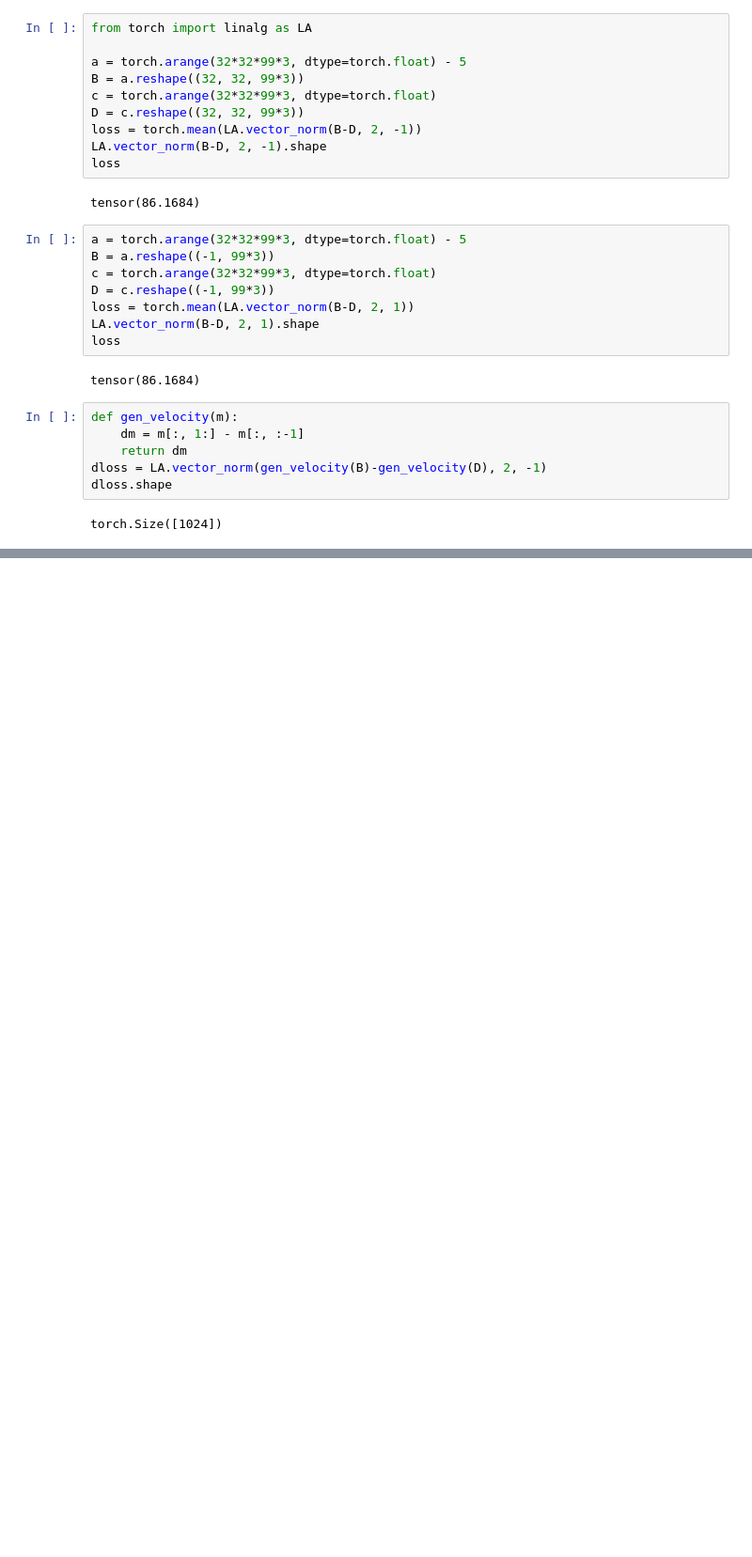
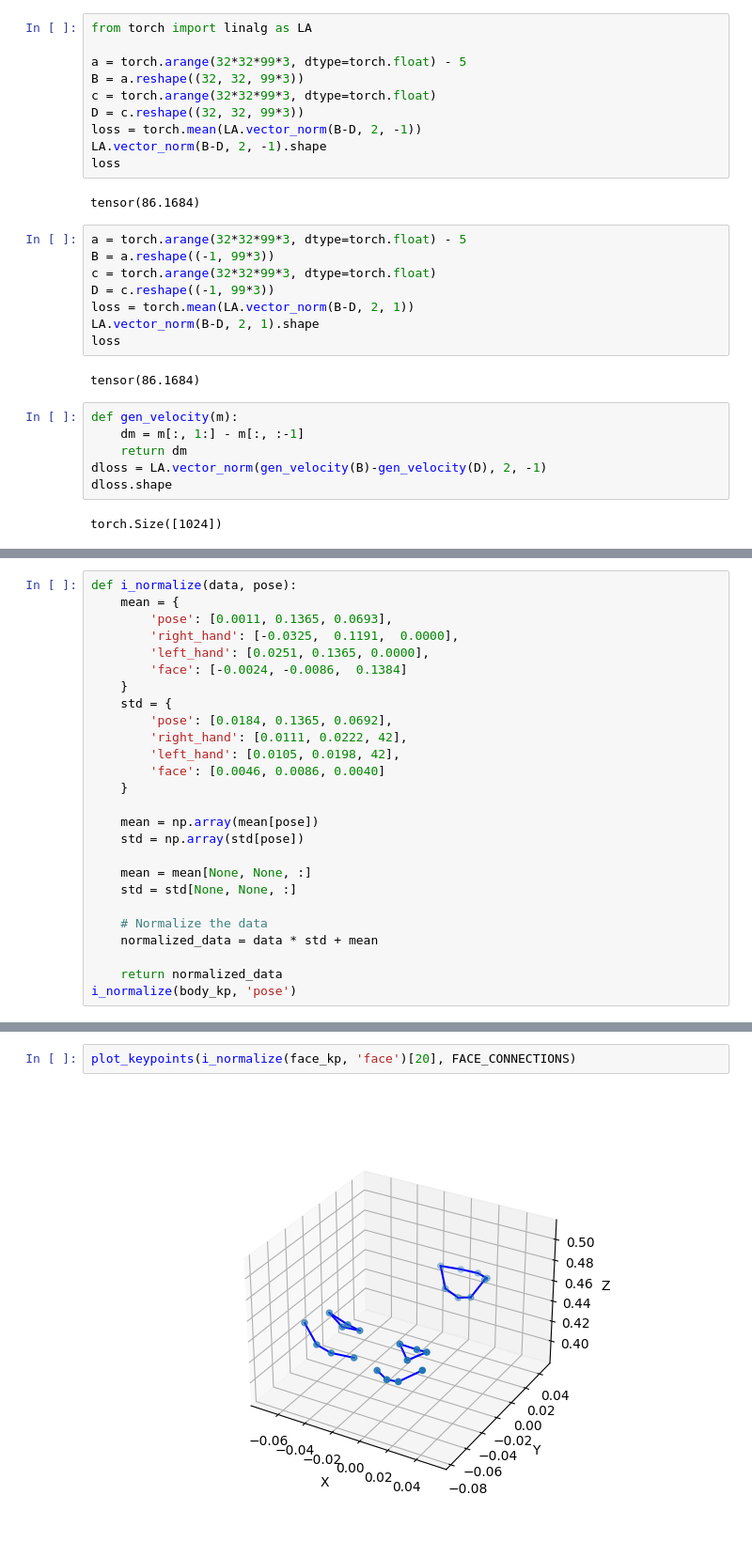
Before and after one commit to okason97/HandCraft, a Jupyter notebook: src/gen_model_test.ipynb, the cells around one changed output, grey strips where cells are left out. Shown at 94% size. Drawn from its saved outputs; the diff is of its cells as text; blank space fills up the shorter version.

```diff
--- a/src/gen_model_test.ipynb
+++ b/src/gen_model_test.ipynb
@@ -211,0 +232,26 @@ setup: from __main__ import stepmodel
+# %%
+def i_normalize(data, pose):
+    mean = {
+        'pose': [0.0011, 0.1365, 0.0693],
+        'right_hand': [-0.0325,  0.1191,  0.0000],
+        'left_hand': [0.0251, 0.1365, 0.0000],
+        'face': [-0.0024, -0.0086,  0.1384]
+    }
+    std = {
+        'pose': [0.0184, 0.1365, 0.0692],
+        'right_hand': [0.0111, 0.0222, 42],
+        'left_hand': [0.0105, 0.0198, 42],
+        'face': [0.0046, 0.0086, 0.0040]
+    }
+
+    mean = np.array(mean[pose])
+    std = np.array(std[pose])
+
+    mean = mean[None, None, :]
+    std = std[None, None, :]
+
+    # Normalize the data
+    normalized_data = data * std + mean
+
+    return normalized_data
+i_normalize(body_kp, 'pose')
@@ -211,0 +324,4 @@ setup: from __main__ import stepmodel
+# %%
+plot_keypoints(i_normalize(face_kp, 'face')[20], FACE_CONNECTIONS)
+# %% [output]
+[figure, added]
```
Also changed, not shown: parts of 17 cells of this notebook, 15 other files.
